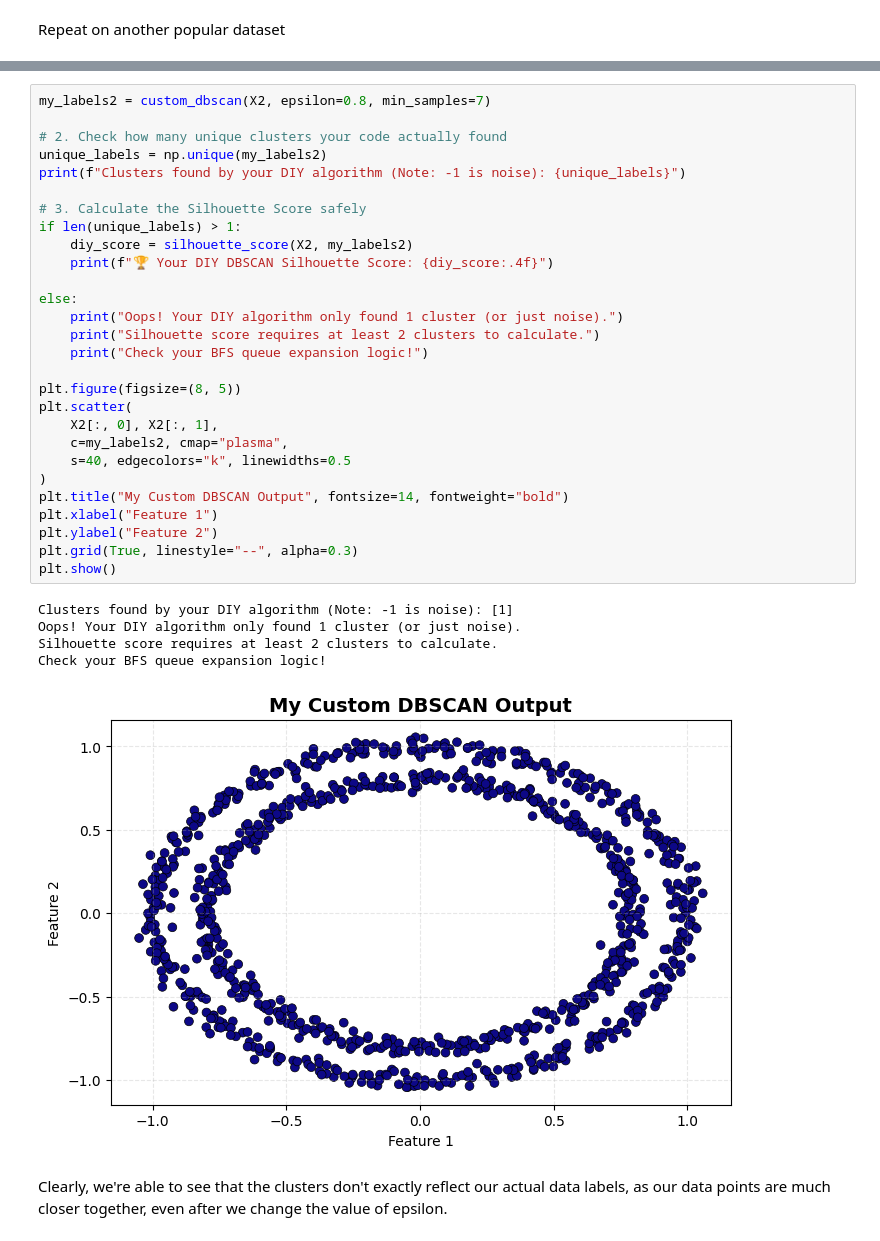
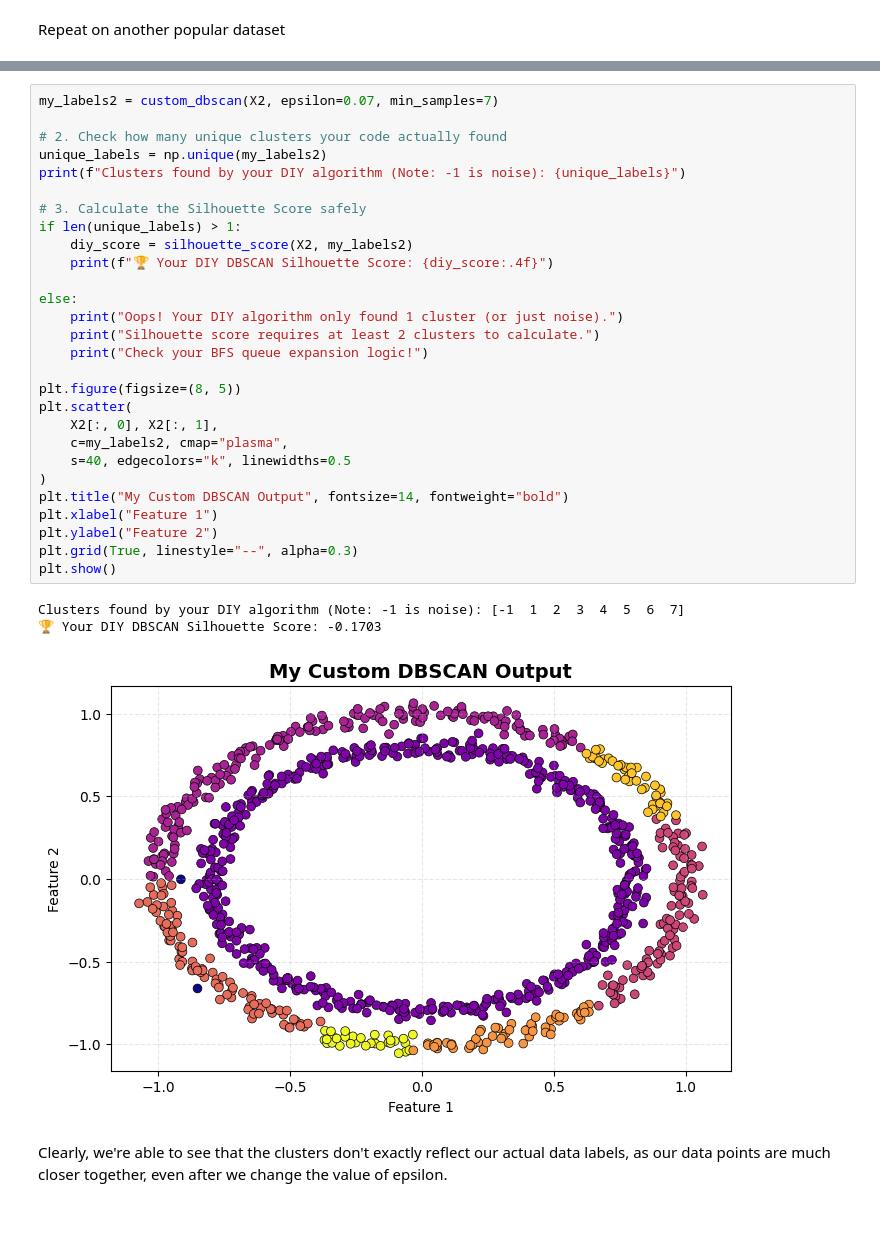
Before and after one commit to eklipse18/epoch_submission, a Jupyter notebook: sesh2/dbscan/dbscan.ipynb, the cells around one changed output, grey strips where cells are left out. Saved outputs shown, nothing was run; the diff lists cells and outputs as text.

```diff
--- a/dbscan/dbscan.ipynb
+++ b/sesh2/dbscan/dbscan.ipynb
@@ -288,36 +289,34 @@ plt.show()
 # %%
-my_labels2 = custom_dbscan(X2, epsilon=0.8, min_samples=7)
+my_labels2 = custom_dbscan(X2, epsilon=0.07, min_samples=7)
 
 # 2. Check how many unique clusters your code actually found
 unique_labels = np.unique(my_labels2)
 print(f"Clusters found by your DIY algorithm (Note: -1 is noise): {unique_labels}")
 
 # 3. Calculate the Silhouette Score safely
 if len(unique_labels) > 1:
     diy_score = silhouette_score(X2, my_labels2)
     print(f"🏆 Your DIY DBSCAN Silhouette Score: {diy_score:.4f}")
 
 else:
     print("Oops! Your DIY algorithm only found 1 cluster (or just noise).")
     print("Silhouette score requires at least 2 clusters to calculate.")
     print("Check your BFS queue expansion logic!")
 
 plt.figure(figsize=(8, 5))
 plt.scatter(
     X2[:, 0], X2[:, 1],
     c=my_labels2, cmap="plasma",
     s=40, edgecolors="k", linewidths=0.5
 )
 plt.title("My Custom DBSCAN Output", fontsize=14, fontweight="bold")
 plt.xlabel("Feature 1")
 plt.ylabel("Feature 2")
 plt.grid(True, linestyle="--", alpha=0.3)
 plt.show()
 # %% [output]
-Clusters found by your DIY algorithm (Note: -1 is noise): [1]
-Oops! Your DIY algorithm only found 1 cluster (or just noise).
-Silhouette score requires at least 2 clusters to calculate.
-Check your BFS queue expansion logic!
+Clusters found by your DIY algorithm (Note: -1 is noise): [-1  1  2  3  4  5  6  7]
+🏆 Your DIY DBSCAN Silhouette Score: -0.1703
-[figure, old version]
+[figure, new version]
 # %% [markdown]
 Clearly, we're able to see that the clusters don't exactly reflect our actual data labels, as our data points are much closer together, even after we change the value of epsilon.
```
Also changed, not shown: parts of 2 cells of this notebook, 7 other files.
